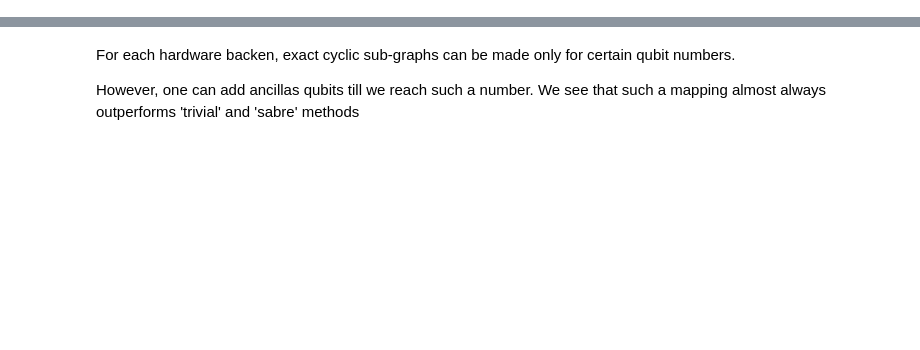
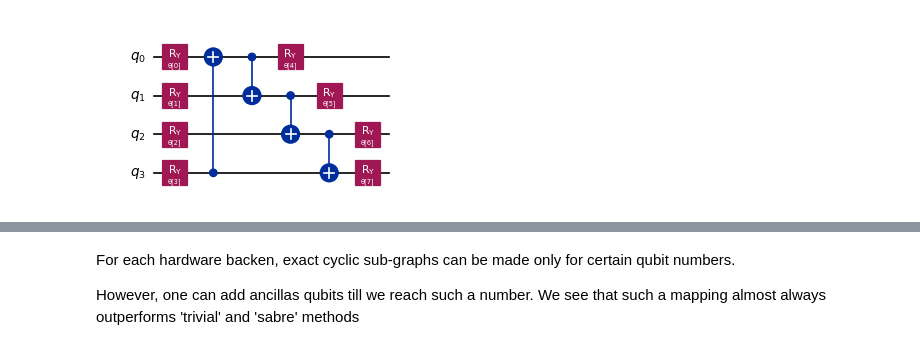
Before and after one commit to rohansrikumar/IBM-qiskit-hackathon-WoQ-2025, a Jupyter notebook: adaptive cyclic layout map.ipynb, the cells around one changed output, grey strips where cells are left out. Saved outputs shown, nothing was run; the diff lists cells and outputs as text; code cells hidden in the pictures; blank space fills up the shorter version.

```diff
--- a/adaptive cyclic layout map.ipynb
+++ b/adaptive cyclic layout map.ipynb
@@ -34,0 +40,14 @@ Besides, VF2++ is extremely costly for large circuits
+# %%
+""" We initialize a 2-Local real Amplitude circuit,
+a heuristic ansatz commonly used in Variational Quantum Eigensolver (VQE) algorithms,
+Quantum Approximate Optimization Algorithms (QAOA), and Quantum machine learning classification algorithms.
+
+The circuit consists of a series of single-qubit rotations and entangling gates,
+applied in a circular manner across the qubits: i.e.
+"""
+
+qc= RealAmplitudes(num_qubits=4,reps=1\
+                   ,entanglement='circular',flatten=True);
+qc.draw('mpl',scale=0.6)
+# %% [output]
+[figure, added]
```
Also changed, not shown: parts of 19 cells of this notebook.
